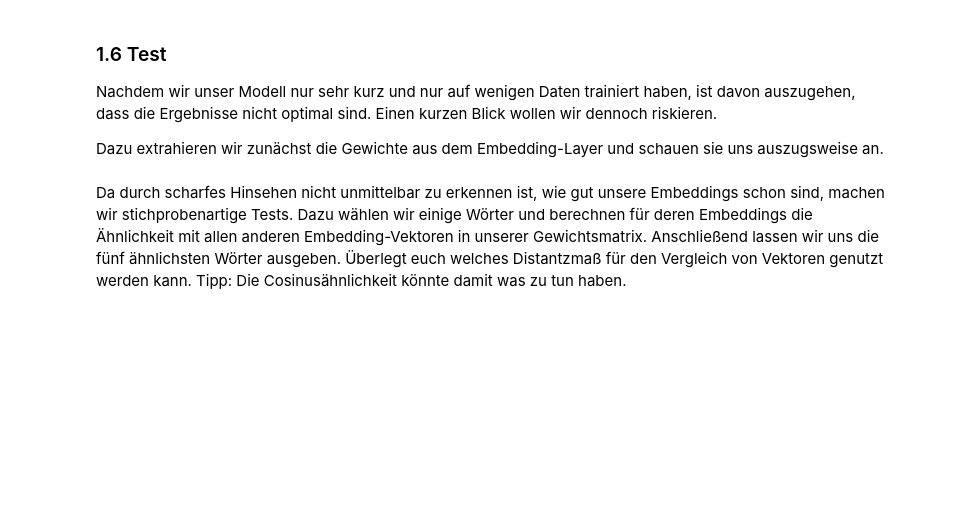
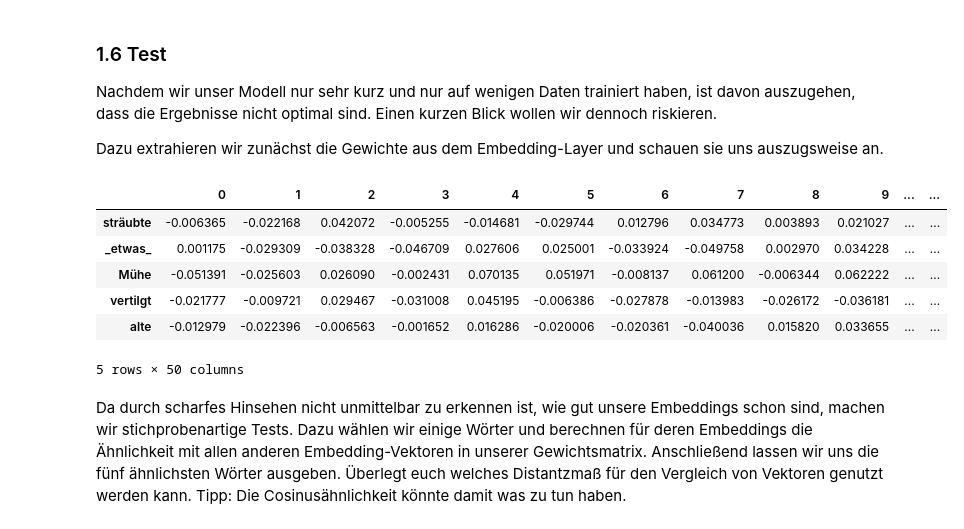
Before and after one commit to mbpictures/ai-lab, a Jupyter notebook: nlp/01_text_representation.ipynb, the cells around one changed output. Saved outputs shown, nothing was run; the diff lists cells and outputs as text; code cells hidden in the pictures; blank space fills up the shorter version.

```diff
--- a/nlp/01_text_representation.ipynb
+++ b/nlp/01_text_representation.ipynb
@@ -257,11 +305,19 @@ Dazu extrahieren wir zunächst die Gewichte aus dem Embedding-Layer und schauen
 # %%
 import pandas as pd
 from keras.models import load_model
 
-cbow = # TODO: Model laden
-embedding_weights = # TODO: Auf Embedding Layer (1. Layer) des Modells zugreifen und dort die Gewichtsmatrix extrahieren
+cbow = load_model("embeddings.hd5")
+embedding_weights = cbow.get_weights()[0]
 
-pd.DataFrame(# TODO: Was wollen wir anschauen?, index=list(id2word.values())).head()
+pd.DataFrame(embedding_weights, index=list(id2word.values())).head()
+# %% [output]
+|  | 0 | 1 | 2 | 3 | 4 | 5 | 6 | 7 | 8 | 9 | ... | ... |
+| sträubte | -0.006365 | -0.022168 | 0.042072 | -0.005255 | -0.014681 | -0.029744 | 0.012796 | 0.034773 | 0.003893 | 0.021027 | ... | ... |
+| _etwas_ | 0.001175 | -0.029309 | -0.038328 | -0.046709 | 0.027606 | 0.025001 | -0.033924 | -0.049758 | 0.002970 | 0.034228 | ... | ... |
+| Mühe | -0.051391 | -0.025603 | 0.026090 | -0.002431 | 0.070135 | 0.051971 | -0.008137 | 0.061200 | -0.006344 | 0.062222 | ... | ... |
+| vertilgt | -0.021777 | -0.009721 | 0.029467 | -0.031008 | 0.045195 | -0.006386 | -0.027878 | -0.013983 | -0.026172 | -0.036181 | ... | ... |
+| alte | -0.012979 | -0.022396 | -0.006563 | -0.001652 | 0.016286 | -0.020006 | -0.020361 | -0.040036 | 0.015820 | 0.033655 | ... | ... |
+5 rows × 50 columns
 # %% [markdown]
 Da durch scharfes Hinsehen nicht unmittelbar zu erkennen ist, wie gut unsere Embeddings schon sind, machen wir stichprobenartige Tests. Dazu wählen wir einige Wörter und berechnen für deren Embeddings die Ähnlichkeit mit allen anderen Embedding-Vektoren in unserer Gewichtsmatrix. Anschließend lassen wir uns die fünf ähnlichsten Wörter ausgeben.
 Überlegt euch welches Distantzmaß für den Vergleich von Vektoren genutzt werden kann. Tipp: Die Cosinusähnlichkeit könnte damit was zu tun haben.
```
Also changed, not shown: parts of 16 cells of this notebook.
